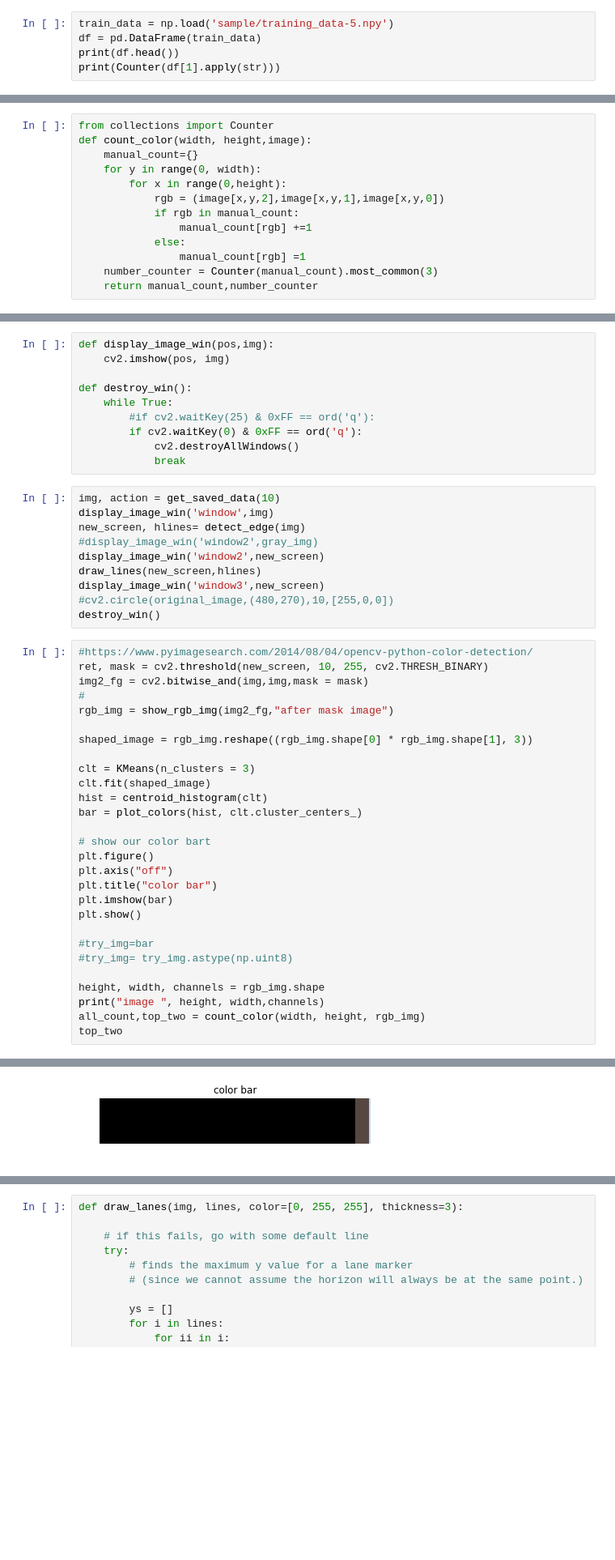
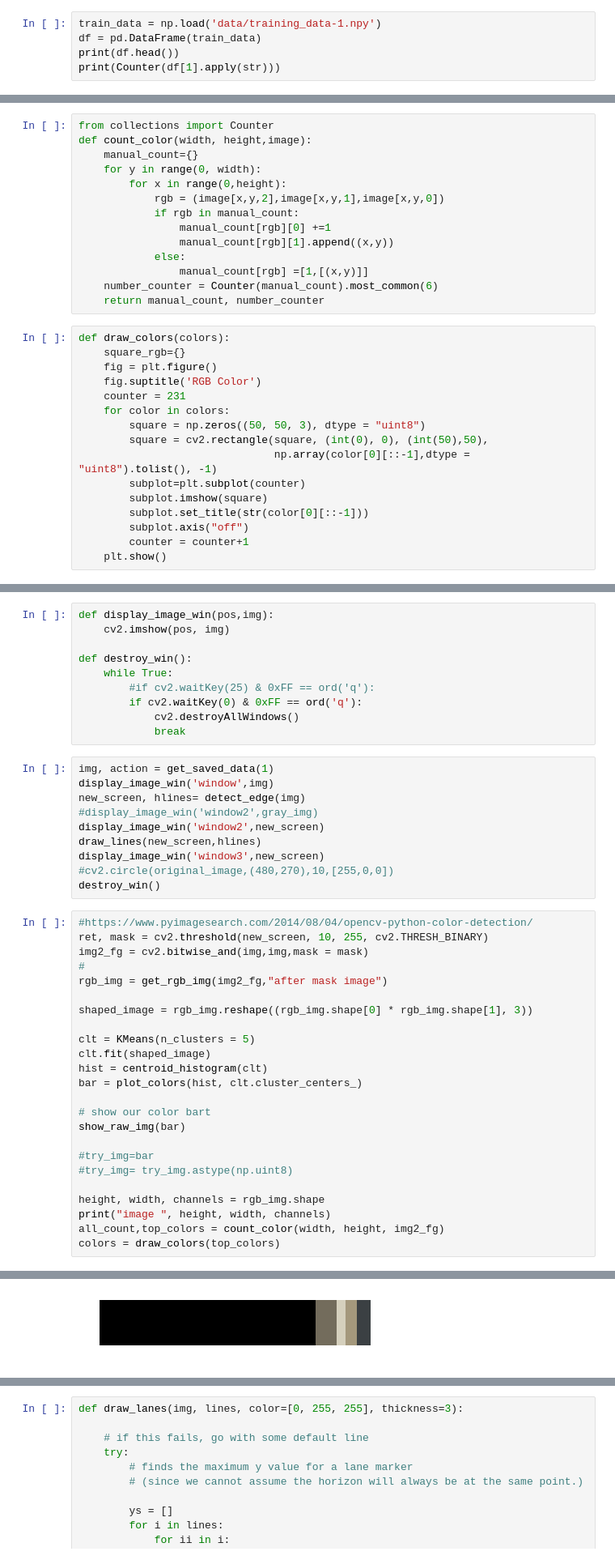
Before and after one commit to xiaoli-chen/GTA5, a Jupyter notebook: lane extraction.ipynb, the cells around one changed output, grey strips where cells are left out. Shown: that part at 81% size. Drawn from its saved outputs; the diff is of its cells as text; blank space fills up the shorter version.

Commit message:
show color extraction

```diff
--- a/lane extraction.ipynb
+++ b/lane extraction.ipynb
@@ -15,7 +15,7 @@ from statistics import mean
 
 %matplotlib inline
 # %%
-train_data = np.load('sample/training_data-5.npy')
+train_data = np.load('data/training_data-1.npy')
 df = pd.DataFrame(train_data)
 print(df.head())
 print(Counter(df[1].apply(str)))
@@ -211,10 +241,27 @@ def count_color(width, height,image):
         for x in range(0,height):
             rgb = (image[x,y,2],image[x,y,1],image[x,y,0])
             if rgb in manual_count:
-                manual_count[rgb] +=1
+                manual_count[rgb][0] +=1
+                manual_count[rgb][1].append((x,y))
             else:
-                manual_count[rgb] =1
-    number_counter = Counter(manual_count).most_common(3)
-    return manual_count,number_counter
+                manual_count[rgb] =[1,[(x,y)]]
+    number_counter = Counter(manual_count).most_common(6)
+    return manual_count, number_counter
+# %%
+def draw_colors(colors):
+    square_rgb={}
+    fig = plt.figure()
+    fig.suptitle('RGB Color')
+    counter = 231
+    for color in colors:
+        square = np.zeros((50, 50, 3), dtype = "uint8")
+        square = cv2.rectangle(square, (int(0), 0), (int(50),50),
+                               np.array(color[0][::-1],dtype = "uint8").tolist(), -1)
+        subplot=plt.subplot(counter)
+        subplot.imshow(square)
+        subplot.set_title(str(color[0][::-1]))
+        subplot.axis("off")
+        counter = counter+1
+    plt.show()
 # %%
 height, width, channels = bar.shape
@@ -290,7 +337,7 @@ def destroy_win():
             cv2.destroyAllWindows()
             break
 # %%
-img, action = get_saved_data(10)
+img, action = get_saved_data(1)
 display_image_win('window',img)
 new_screen, hlines= detect_edge(img)
 #display_image_win('window2',gray_img)
@@ -304,27 +351,23 @@ destroy_win()
 ret, mask = cv2.threshold(new_screen, 10, 255, cv2.THRESH_BINARY)
 img2_fg = cv2.bitwise_and(img,img,mask = mask)
 #
-rgb_img = show_rgb_img(img2_fg,"after mask image")
+rgb_img = get_rgb_img(img2_fg,"after mask image")
 
 shaped_image = rgb_img.reshape((rgb_img.shape[0] * rgb_img.shape[1], 3))
 
-clt = KMeans(n_clusters = 3)
+clt = KMeans(n_clusters = 5)
 clt.fit(shaped_image)
 hist = centroid_histogram(clt)
 bar = plot_colors(hist, clt.cluster_centers_)
 
 # show our color bart
-plt.figure()
-plt.axis("off")
-plt.title("color bar")
-plt.imshow(bar)
-plt.show()
+show_raw_img(bar)
 
 #try_img=bar
 #try_img= try_img.astype(np.uint8)
 
 height, width, channels = rgb_img.shape
-print("image ", height, width,channels)
-all_count,top_two = count_color(width, height, rgb_img)
-top_two
+print("image ", height, width, channels)
+all_count,top_colors = count_color(width, height, img2_fg)
+colors = draw_colors(top_colors)
 # %% [output]
@@ -332 +381 @@ top_two
-[figure, old version]
+[figure, new version]
```
Also changed, not shown: parts of 9 cells of this notebook.
